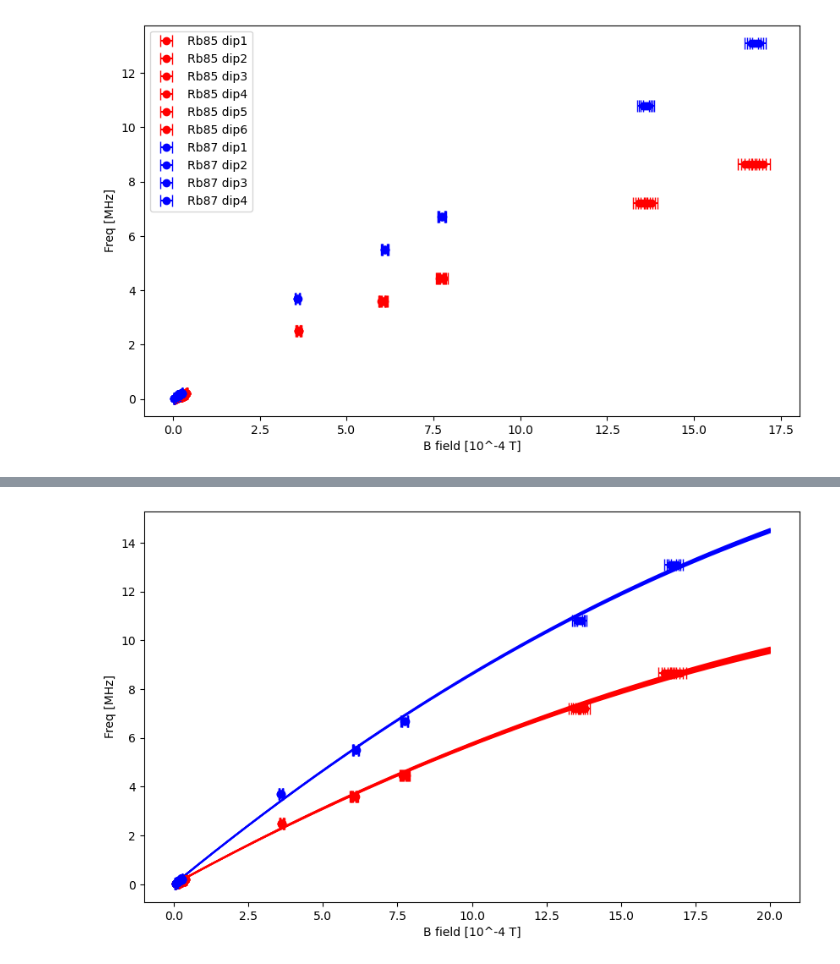
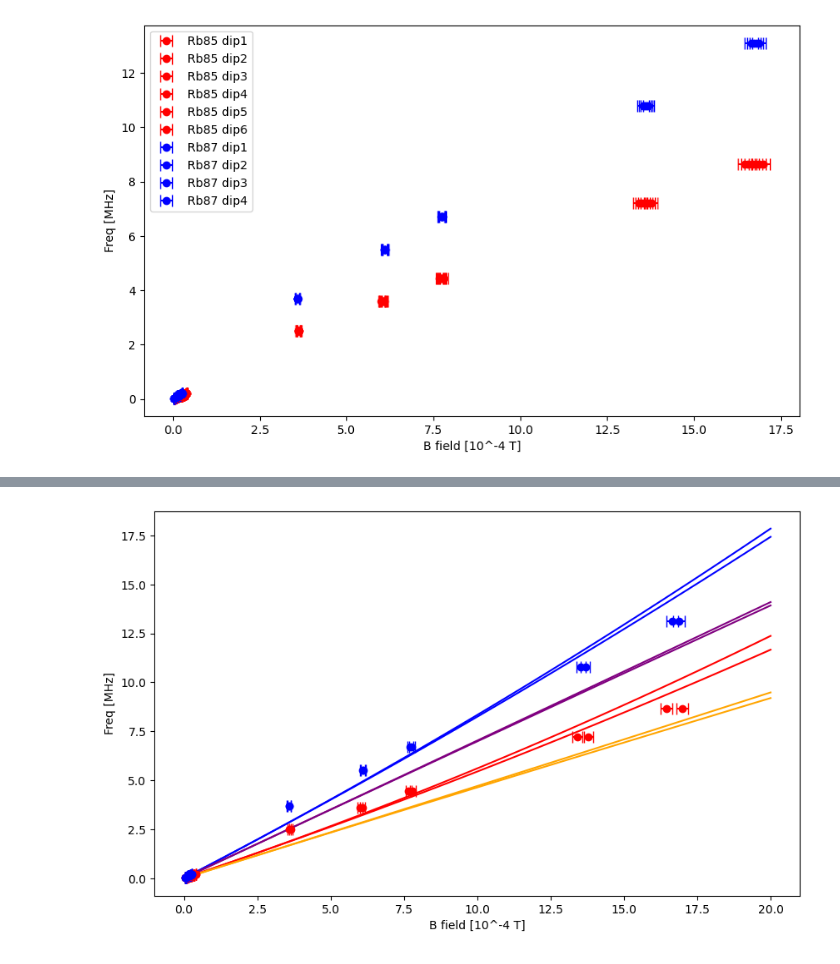
Before and after one commit to MarkZhit/PHYS409-Optical_Pumping, a Jupyter notebook: quadraticZeemanAnalysis.ipynb, the cells around one changed output, grey strips where cells are left out. Cells and saved outputs as stored; diff of their text form; code cells hidden in the pictures.

Commit message:
Used the equation found in the manual for RF-B relationship, but data has a clear deviation of ~15% in high B region only. The low B data fits very well to the given model

```diff
--- a/quadraticZeemanAnalysis.ipynb
+++ b/quadraticZeemanAnalysis.ipynb
@@ -282,35 +353,82 @@ b fit: (9.99+/-0.44)e+09, expected 6.981393e+09
 # %%
 plt.figure(figsize=(10, 6))
 plt.errorbar(Rb85d1 * 10**4, freq85, xerr=uRb85d1 * 10**4, capsize=5, label='Rb85 dip1', fmt='o', color='red')
-plt.errorbar(Rb85d2 * 10**4, freq85, xerr=uRb85d2 * 10**4, capsize=5, label='Rb85 dip2', fmt='o', color='red')
-plt.errorbar(Rb85d3 * 10**4, freq85, xerr=uRb85d3 * 10**4, capsize=5, label='Rb85 dip3', fmt='o', color='red')
-plt.errorbar(Rb85d4 * 10**4, freq85, xerr=uRb85d4 * 10**4, capsize=5, label='Rb85 dip4', fmt='o', color='red')
-plt.errorbar(Rb85d5 * 10**4, freq85, xerr=uRb85d5 * 10**4, capsize=5, label='Rb85 dip5', fmt='o', color='red')
+# plt.errorbar(Rb85d2 * 10**4, freq85, xerr=uRb85d2 * 10**4, capsize=5, label='Rb85 dip2', fmt='o', color='red')
+# plt.errorbar(Rb85d3 * 10**4, freq85, xerr=uRb85d3 * 10**4, capsize=5, label='Rb85 dip3', fmt='o', color='red')
+# plt.errorbar(Rb85d4 * 10**4, freq85, xerr=uRb85d4 * 10**4, capsize=5, label='Rb85 dip4', fmt='o', color='red')
+# plt.errorbar(Rb85d5 * 10**4, freq85, xerr=uRb85d5 * 10**4, capsize=5, label='Rb85 dip5', fmt='o', color='red')
 plt.errorbar(Rb85d6 * 10**4, freq85, xerr=uRb85d6 * 10**4, capsize=5, label='Rb85 dip6', fmt='o', color='red')
 
 plt.errorbar(Rb87d1 * 10**4, freq87, xerr=uRb87d1 * 10**4, capsize=5, label='Rb87 dip1', fmt='o', color='blue')
-plt.errorbar(Rb87d2 * 10**4, freq87, xerr=uRb87d2 * 10**4, capsize=5, label='Rb87 dip2', fmt='o', color='blue')
-plt.errorbar(Rb87d3 * 10**4, freq87, xerr=uRb87d3 * 10**4, capsize=5, label='Rb87 dip3', fmt='o', color='blue')
+# plt.errorbar(Rb87d2 * 10**4, freq87, xerr=uRb87d2 * 10**4, capsize=5, label='Rb87 dip2', fmt='o', color='blue')
+# plt.errorbar(Rb87d3 * 10**4, freq87, xerr=uRb87d3 * 10**4, capsize=5, label='Rb87 dip3', fmt='o', color='blue')
 plt.errorbar(Rb87d4 * 10**4, freq87, xerr=uRb87d4 * 10**4, capsize=5, label='Rb87 dip4', fmt='o', color='blue')
 
 
 plt.plot(bFullAxis * 10**4, quadratic_0intercept(output85d1.beta, bFullAxis) / 10**6, label='fit to Rb85 dip1', color='red')
-plt.plot(bFullAxis * 10**4, quadratic_0intercept(output85d2.beta, bFullAxis) / 10**6, label='fit to Rb85 dip2', color='red')
-plt.plot(bFullAxis * 10**4, quadratic_0intercept(output85d3.beta, bFullAxis) / 10**6, label='fit to Rb85 dip3', color='red')
-plt.plot(bFullAxis * 10**4, quadratic_0intercept(output85d4.beta, bFullAxis) / 10**6, label='fit to Rb85 dip4', color='red')
-plt.plot(bFullAxis * 10**4, quadratic_0intercept(output85d5.beta, bFullAxis) / 10**6, label='fit to Rb85 dip5', color='red')
+# # plt.plot(bFullAxis * 10**4, quadratic_0intercept(output85d2.beta, bFullAxis) / 10**6, label='fit to Rb85 dip2', color='red')
+# # plt.plot(bFullAxis * 10**4, quadratic_0intercept(output85d3.beta, bFullAxis) / 10**6, label='fit to Rb85 dip3', color='red')
+# # plt.plot(bFullAxis * 10**4, quadratic_0intercept(output85d4.beta, bFullAxis) / 10**6, label='fit to Rb85 dip4', color='red')
+# # plt.plot(bFullAxis * 10**4, quadratic_0intercept(output85d5.beta, bFullAxis) / 10**6, label='fit to Rb85 dip5', color='red')
 plt.plot(bFullAxis * 10**4, quadratic_0intercept(output85d6.beta, bFullAxis) / 10**6, label='fit to Rb85 dip6', color='red')
 
 plt.plot(bFullAxis * 10**4, quadratic_0intercept(output87d1.beta, bFullAxis) / 10**6, label='fit to Rb87 dip1', color='blue')
-plt.plot(bFullAxis * 10**4, quadratic_0intercept(output87d2.beta, bFullAxis) / 10**6, label='fit to Rb87 dip2', color='blue')
-plt.plot(bFullAxis * 10**4, quadratic_0intercept(output87d3.beta, bFullAxis) / 10**6, label='fit to Rb87 dip3', color='blue')
+# # plt.plot(bFullAxis * 10**4, quadratic_0intercept(output87d2.beta, bFullAxis) / 10**6, label='fit to Rb87 dip2', color='blue')
+# # plt.plot(bFullAxis * 10**4, quadratic_0intercept(output87d3.beta, bFullAxis) / 10**6, label='fit to Rb87 dip3', color='blue')
 plt.plot(bFullAxis * 10**4, quadratic_0intercept(output87d4.beta, bFullAxis) / 10**6, label='fit to Rb87 dip4', color='blue')
+
+
+
+# bFullAxis = np.linspace(0,2500/10**4)
+
+print("\nRb87:")
+I = 3/2
+dEhfs = dEhfs87
+for M in [-1,2]:
+    # M = 1.5
+    aExpected = 2*(((M-0.5)*(g_J * mu_B + muI(I)/I)**2)/((2*I + 1)**2 * h * dEhfs))
+    bExpected = ((g_J * mu_B + 2*(1+1/I)*muI(I))/((2*I + 1) * h))
+    print(f"a expected {aExpected:.6e}")
+    print(f"b expected {bExpected:.6e}")
+    plt.plot(bFullAxis * 10**4, quadratic_0intercept([aExpected, bExpected], bFullAxis) / 10**6, label='expected Rb87', color='purple')
+
+    # aExpected = - 2 * (((M-0.5)*(g_J * mu_B + muI(I)/I)**2)/((2*I + 1)**2 * h * dEhfs))
+    # bExpected = ((g_J * mu_B - 2*muI(I))/((2*I + 1) * h))
+    # print(f"a expected {aExpected:.6e}")
+    # print(f"b expected {bExpected:.6e}")
+    # plt.plot(bFullAxis * 10**4, quadratic_0intercept([aExpected, bExpected], bFullAxis) / 10**6, label='expected Rb87', color='blue')
+
+
+print("\nRb85:")
+I = 5/2
+dEhfs = dEhfs85
+for M in [-2,3]:
+    # M = 1.5
+    # aExpected = 2*(((M-0.5)*(g_J * mu_B + muI(I)/I)**2)/((2*I + 1)**2 * h * dEhfs))
+    # bExpected = ((g_J * mu_B + 2*(1+1/I)*muI(I))/((2*I + 1) * h))
+    aExpected = 2 * (((M-0.5)*(g_J * mu_B + muI(I)/I)**2)/((2*I + 1)**2 * h * dEhfs))
+    bExpected = ((g_J * mu_B - 2*muI(I))/((2*I + 1) * h))
+
+    print(f"a expected {aExpected:.6e}")
+    print(f"b expected {bExpected:.6e}")
+    plt.plot(bFullAxis * 10**4, quadratic_0intercept([aExpected, bExpected], bFullAxis) / 10**6, label='expected Rb85', color='orange')
+
+# print("\nRb85 simpler model:")
+# for MfUpper in [-2,-1,0,1,2,3]:
+#     aExpected = (gJ - gI)**2 * muB**2/(h*2 * dEhfs85) * (1 - 2 * MfUpper)
+#     bExpected = (0.3337 * muB) /h
+#
+#     print(f"a expected {aExpected:.6e}")
+#     plt.plot(bFullAxis * 10**4, quadratic_0intercept([aExpected, bExpected], bFullAxis) / 10**6, label='simpler expected Rb85', color='orange')
+
 
 # Labels and formatting
 plt.ylabel('Freq [MHz]')
 plt.xlabel('B field [10^-4 T]')
 # plt.title('B for transmission')
 # plt.legend()
+# plt.xlim(0,1)
+# plt.ylim(0,1)
 plt.savefig("./figures/gfactor quadratic range Mar18", dpi=300)
 
 plt.show()
@@ -318,4 +447,4 @@ plt.show()
-[figure, old version]
+[figure, new version]
 # %%
 print("Rubidium 85:")
 a85d1, a85d1Expected, output85d1 = fitQuadraticOnlyZeeman_85(Rb85HighD1, uRb85HighD1,freq85High, -2)
```
Also changed, not shown: parts of 5 cells of this notebook, 4 other files.
